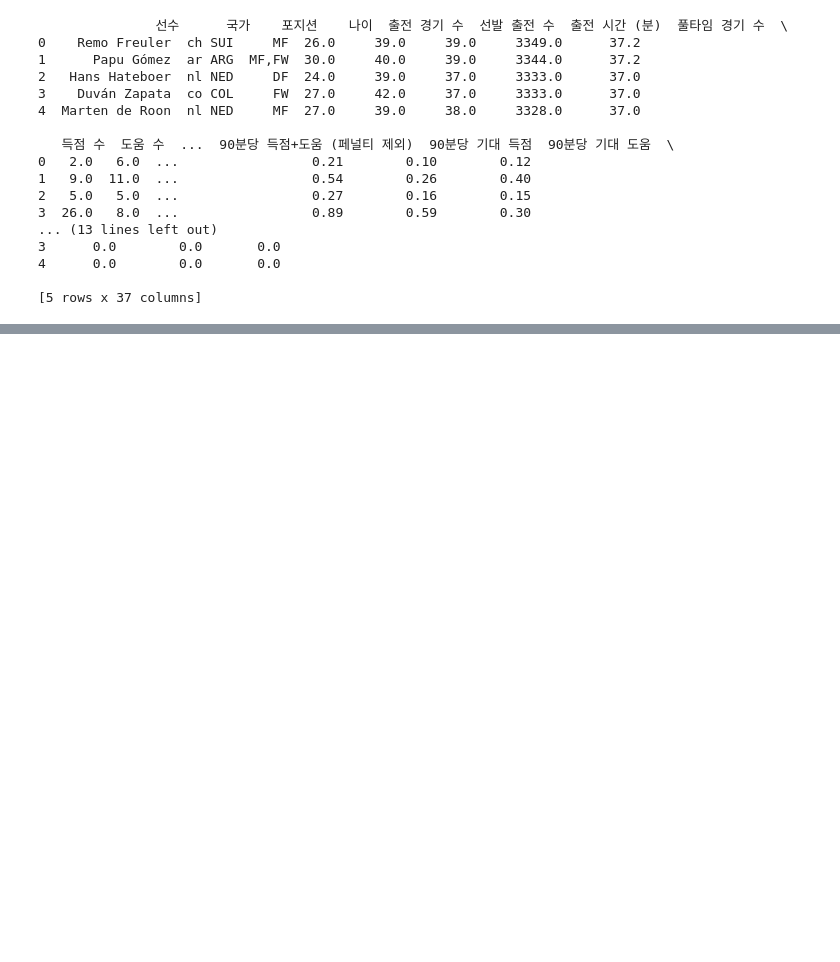
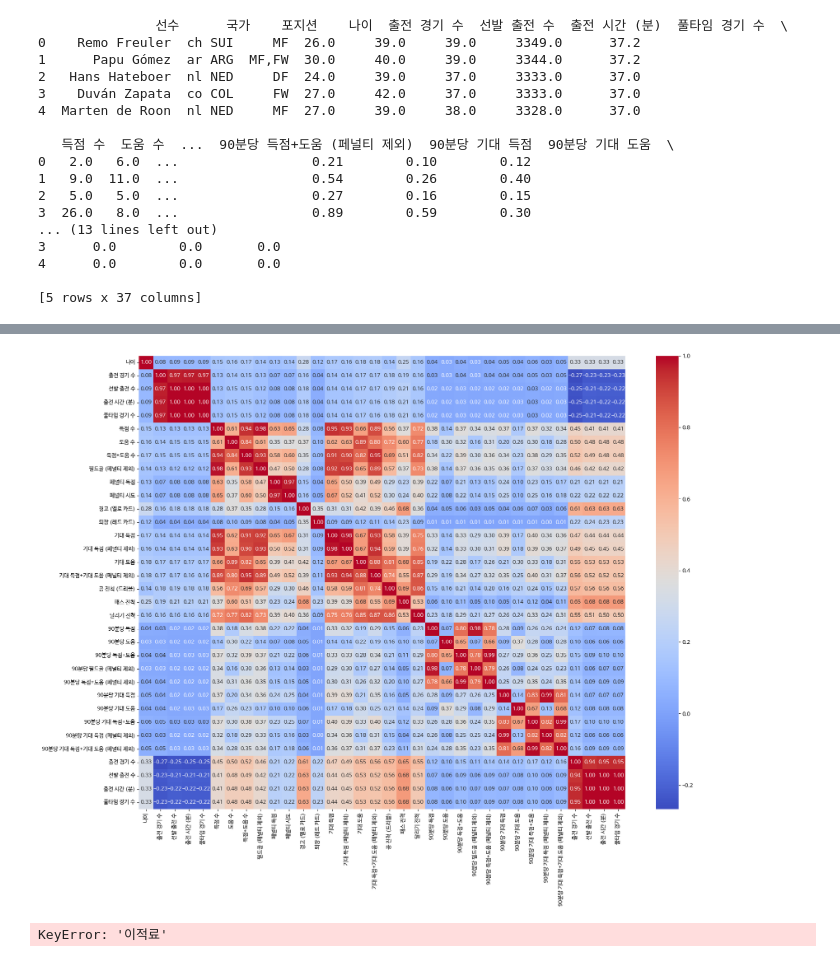
Before and after one commit to nyulnyul/FootballValues, a Jupyter notebook: footballvalue.ipynb, the cells around one changed output, grey strips where cells are left out. Saved outputs shown, nothing was run; the diff lists cells and outputs as text; code cells hidden in the pictures; blank space fills up the shorter version.

```diff
--- a/footballvalue.ipynb
+++ b/footballvalue.ipynb
@@ -125,0 +160,3 @@ print(df.head())
+# %%
+# 숫자형 열만 선택
+numeric_df = df.select_dtypes(include=['float64', 'int64'])
@@ -125,0 +204,7 @@ print(df.head())
+# %%
+
+# 상관 분석
+corr = numeric_df.corr(method='pearson')
+
+# 상관 계수 행렬 출력
+print(corr)
@@ -125,0 +229,10 @@ print(df.head())
+# %%
+
+# 상관 계수 행렬 시각화
+import seaborn as sns
+
+plt.figure(figsize=(20, 15))
+sns.heatmap(corr, annot=True, fmt=".2f", cmap='coolwarm')
+plt.show()
+# %% [output]
+[figure, added]
@@ -125,0 +247,28 @@ print(df.head())
+# %%
+ #데이터 분할
+X = df[features]
+y = df[target]
+X_train, X_test, y_train, y_test = train_test_split(X, y, test_size=0.2, random_state=42)
+
+# 모델 학습
+model = RandomForestRegressor(n_estimators=100, random_state=42)
+model.fit(X_train, y_train)
+
+# 예측 및 평가
+y_pred = model.predict(X_test)
+mse = mean_squared_error(y_test, y_pred)
+print(f'MSE: {mse}')
+print(f'RMSE: {np.sqrt(mse)}')
+
+# 피처 중요도 분석
+feature_importances = model.feature_importances_
+sorted_idx = np.argsort(feature_importances)[::-1]
+
+plt.figure(figsize=(10, 6))
+plt.title("Feature Importances")
+plt.bar(range(X.shape[1]), feature_importances[sorted_idx], align="center")
+plt.xticks(range(X.shape[1]), np.array(features)[sorted_idx], rotation=90)
+plt.xlim([-1, X.shape[1]])
+plt.show()
+# %% [output]
+KeyError: '이적료'
```
Also changed, not shown: parts of 12 cells of this notebook.
